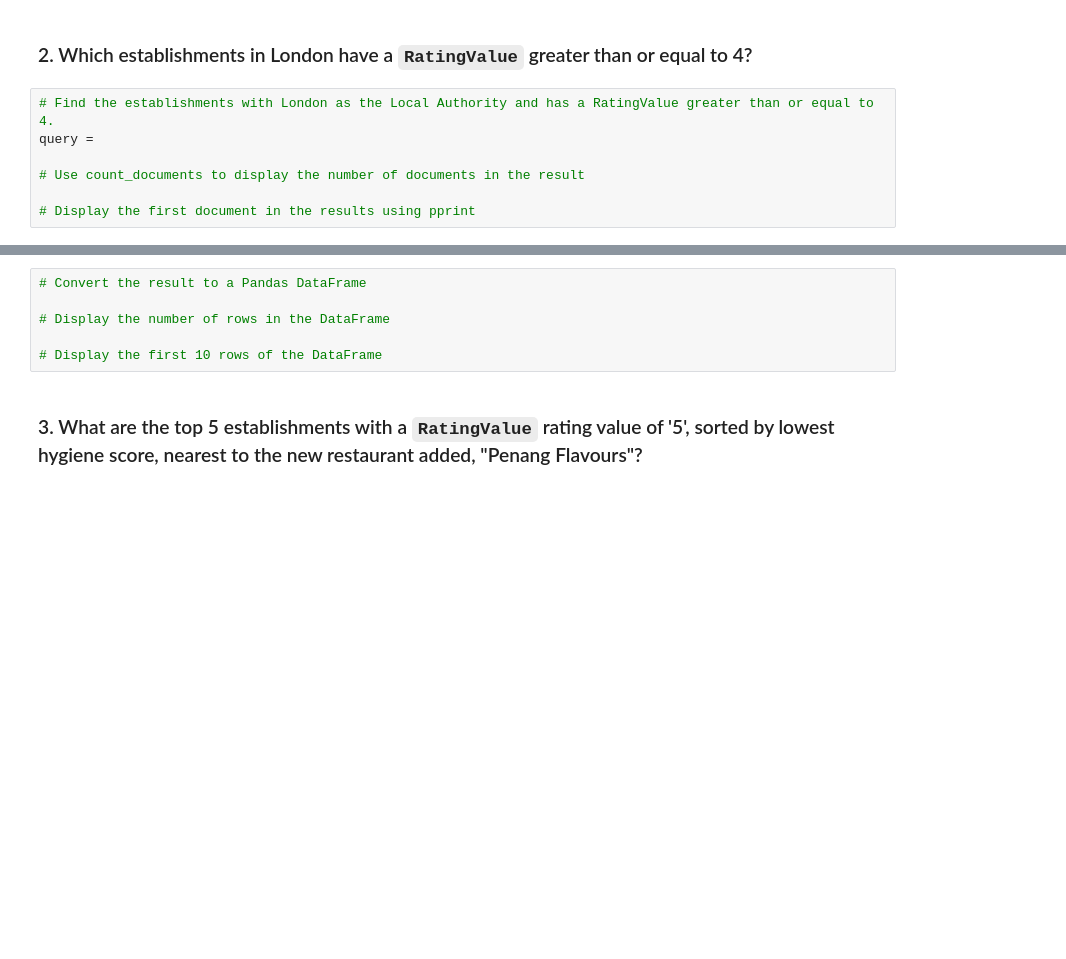
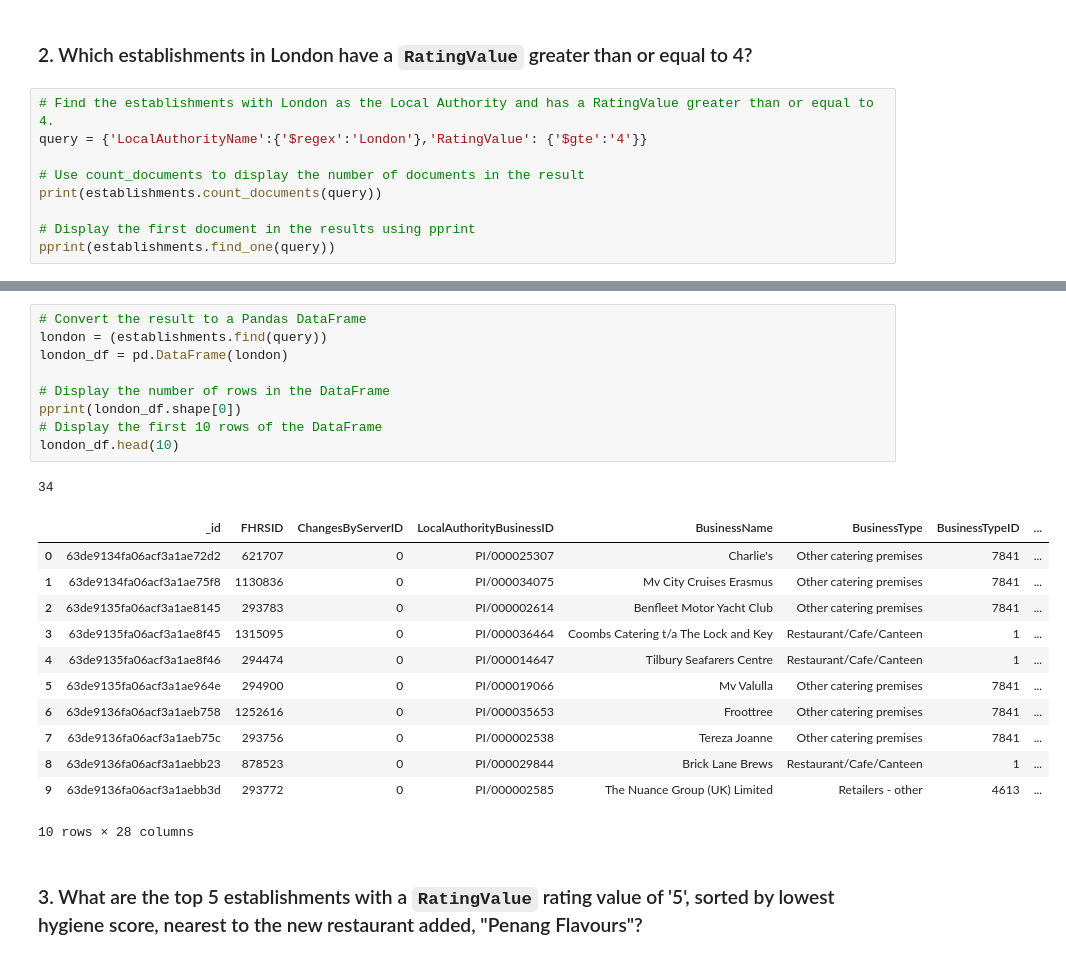
Before and after one commit to ericlsimon/nosql-challenge, a Jupyter notebook: Starter_Code/NoSQL_analysis_starter.ipynb, the cells around one changed output, grey strips where cells are left out. Drawn from its saved outputs; the diff is of its cells as text; blank space fills up the shorter version.

```diff
--- a/Starter_Code/NoSQL_analysis_starter.ipynb
+++ b/Starter_Code/NoSQL_analysis_starter.ipynb
@@ -37,8 +87,10 @@ query =
 ### 2. Which establishments in London have a `RatingValue` greater than or equal to 4?
 # %%
 # Find the establishments with London as the Local Authority and has a RatingValue greater than or equal to 4.
-query =
+query = {'LocalAuthorityName':{'$regex':'London'},'RatingValue': {'$gte':'4'}}
 
 # Use count_documents to display the number of documents in the result
+print(establishments.count_documents(query))
 
 # Display the first document in the results using pprint
+pprint(establishments.find_one(query))
@@ -45,9 +115,26 @@ query =
 # %%
 # Convert the result to a Pandas DataFrame
+london = (establishments.find(query))
+london_df = pd.DataFrame(london)
 
 # Display the number of rows in the DataFrame
-
+pprint(london_df.shape[0])
 # Display the first 10 rows of the DataFrame
+london_df.head(10)
+# %% [output]
+34
+|  | _id | FHRSID | ChangesByServerID | LocalAuthorityBusinessID | BusinessName | BusinessType | BusinessTypeID | ... |
+| 0 | 63de9134fa06acf3a1ae72d2 | 621707 | 0 | PI/000025307 | Charlie's | Other catering premises | 7841 | ... |
+| 1 | 63de9134fa06acf3a1ae75f8 | 1130836 | 0 | PI/000034075 | Mv City Cruises Erasmus | Other catering premises | 7841 | ... |
+| 2 | 63de9135fa06acf3a1ae8145 | 293783 | 0 | PI/000002614 | Benfleet Motor Yacht Club | Other catering premises | 7841 | ... |
+| 3 | 63de9135fa06acf3a1ae8f45 | 1315095 | 0 | PI/000036464 | Coombs Catering t/a The Lock and Key | Restaurant/Cafe/Canteen | 1 | ... |
+| 4 | 63de9135fa06acf3a1ae8f46 | 294474 | 0 | PI/000014647 | Tilbury Seafarers Centre | Restaurant/Cafe/Canteen | 1 | ... |
+| 5 | 63de9135fa06acf3a1ae964e | 294900 | 0 | PI/000019066 | Mv Valulla | Other catering premises | 7841 | ... |
+| 6 | 63de9136fa06acf3a1aeb758 | 1252616 | 0 | PI/000035653 | Froottree | Other catering premises | 7841 | ... |
+| 7 | 63de9136fa06acf3a1aeb75c | 293756 | 0 | PI/000002538 | Tereza Joanne | Other catering premises | 7841 | ... |
+| 8 | 63de9136fa06acf3a1aebb23 | 878523 | 0 | PI/000029844 | Brick Lane Brews | Restaurant/Cafe/Canteen | 1 | ... |
+| 9 | 63de9136fa06acf3a1aebb3d | 293772 | 0 | PI/000002585 | The Nuance Group (UK) Limited | Retailers - other | 4613 | ... |
+10 rows × 28 columns
 # %% [markdown]
 ### 3. What are the top 5 establishments with a `RatingValue` rating value of '5', sorted by lowest hygiene score, nearest to the new restaurant added, "Penang Flavours"?
 # %%
```
Also changed, not shown: parts of 9 cells of this notebook.
